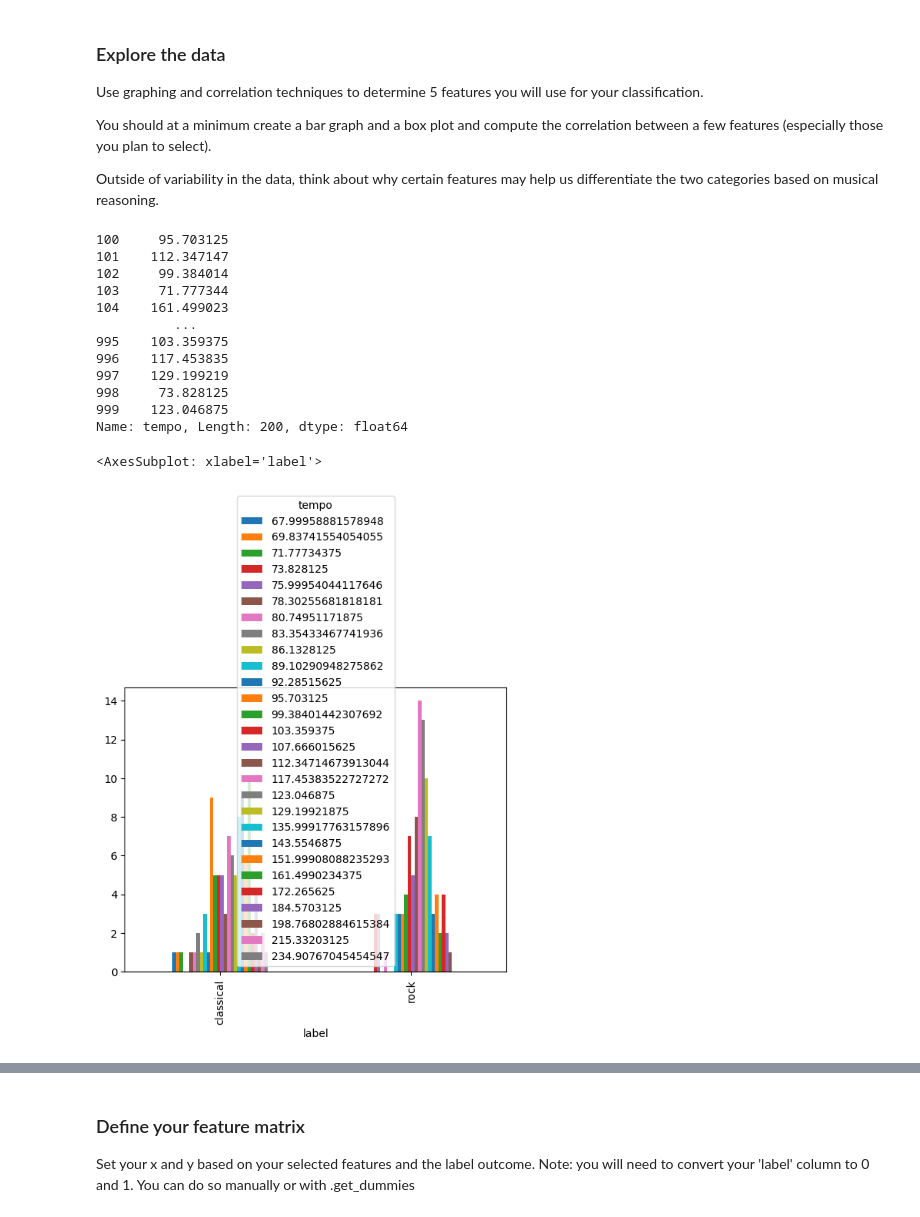
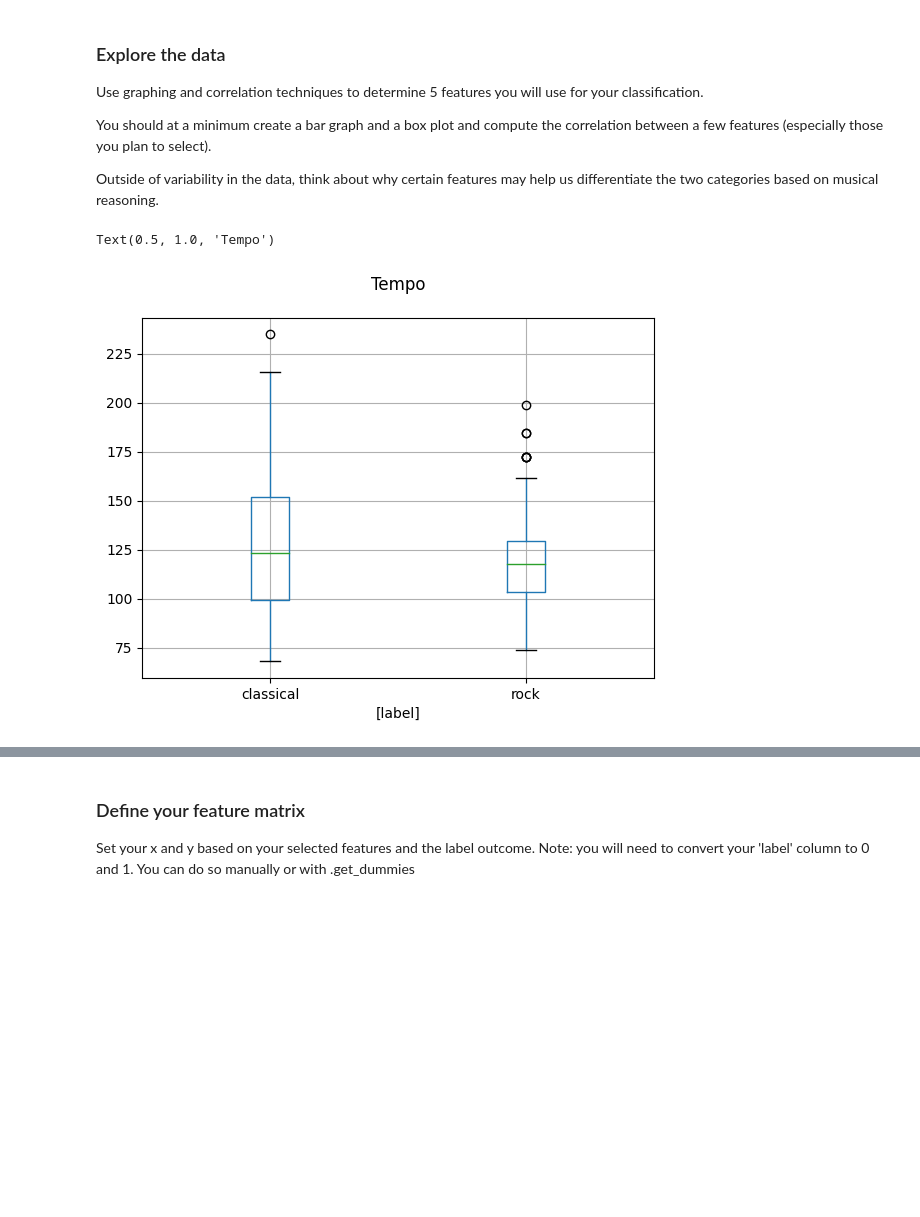
Before and after one commit to thedarknessuser/AudioTechII, a Jupyter notebook: Activities/Activity7_PandasRegression.ipynb, the cells around one changed output, grey strips where cells are left out. Cells and saved outputs as stored; diff of their text form; code cells hidden in the pictures; blank space fills up the shorter version.

```diff
--- a/Activities/Activity7_PandasRegression.ipynb
+++ b/Activities/Activity7_PandasRegression.ipynb
@@ -46,19 +47,18 @@ You should at a minimum create a bar graph and a box plot and compute the correl
 
 Outside of variability in the data, think about why certain features may help us differentiate the two categories based on musical reasoning.
 # %%
-pd.crosstab(df['label'],df['tempo']).plot.bar()
+df = pd.read_csv('../Datasets/features_30_sec.csv')
+columns_to_keep = ['filename', 'label', 'tempo']
+df = df[columns_to_keep]
+genres = ['classical', 'rock']
+df = df[df['label'].isin(genres)]
+
+fig, ax = plt.subplots()
+df.boxplot(by='label', ax=ax)
+#get rid of default title
+fig.suptitle("")
+#set your own title
+ax.set_title('Tempo', pad=20)
 # %% [output]
-100     95.703125
-101    112.347147
-102     99.384014
-103     71.777344
-104    161.499023
-          ...
-995    103.359375
-996    117.453835
-997    129.199219
-998     73.828125
-999    123.046875
-Name: tempo, Length: 200, dtype: float64
+Text(0.5, 1.0, 'Tempo')
-<AxesSubplot: xlabel='label'>
-[figure, old version]
+[figure, new version]
```
Also changed, not shown: parts of 16 cells of this notebook, 1 other file.
